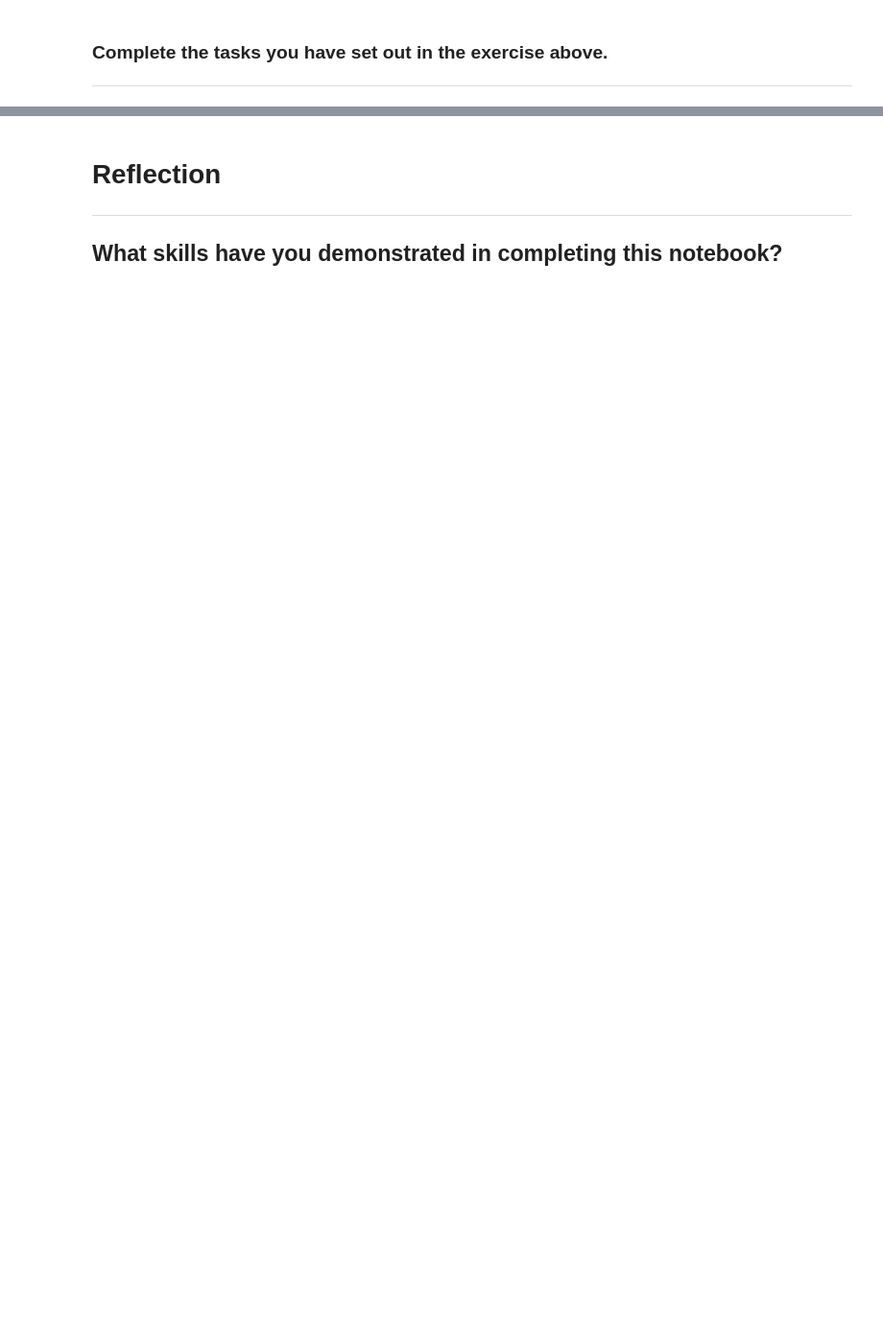
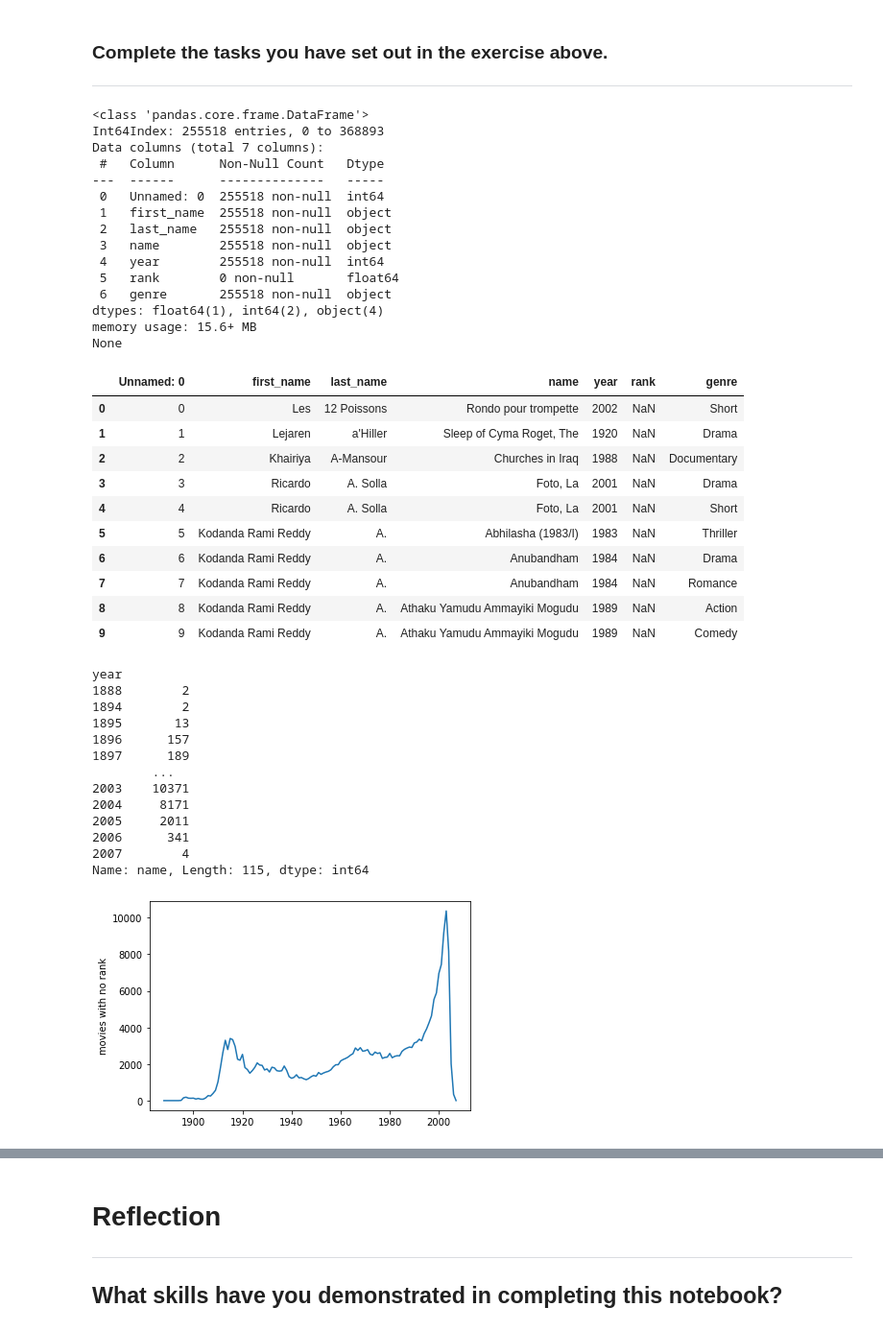
Before and after one commit to UnaRam/pythonFundamemtals, a Jupyter notebook: Una__10_2_Movies_Project.ipynb, the cells around one changed output, grey strips where cells are left out. Shown: that part at 96% size. Drawn from its saved outputs; the diff is of its cells as text; code cells hidden in the pictures; blank space fills up the shorter version.

```diff
--- a/Una__10_2_Movies_Project.ipynb
+++ b/Una__10_2_Movies_Project.ipynb
@@ -384,3 +379,57 @@ Type your answer here
 # %% [markdown]
 ### Complete the tasks you have set out in the exercise above.
 ---
+# %%
+#movies with no ranking
+filtered_norank_df = df[df["rank"].isnull()] #need to assign a new df
+print(filtered_norank_df.info())
+display(filtered_norank_df.head(10))
+year_norank = filtered_norank_df.groupby(['year'])
+display(year_norank['name'].count())
+norank_series = year_norank['name'].count()
+x = norank_series.index
+y = norank_series.values
+plt1 = plt.plot(x,y)
+plt.ylabel("movies with no rank")
+plt.show()
+# %% [output]
+<class 'pandas.core.frame.DataFrame'>
+Int64Index: 255518 entries, 0 to 368893
+Data columns (total 7 columns):
+ #   Column      Non-Null Count   Dtype
+---  ------      --------------   -----
+ 0   Unnamed: 0  255518 non-null  int64
+ 1   first_name  255518 non-null  object
+ 2   last_name   255518 non-null  object
+ 3   name        255518 non-null  object
+ 4   year        255518 non-null  int64
+ 5   rank        0 non-null       float64
+ 6   genre       255518 non-null  object
+dtypes: float64(1), int64(2), object(4)
+memory usage: 15.6+ MB
+None
+|  | Unnamed: 0 | first_name | last_name | name | year | rank | genre |
+| 0 | 0 | Les | 12 Poissons | Rondo pour trompette | 2002 | NaN | Short |
+| 1 | 1 | Lejaren | a'Hiller | Sleep of Cyma Roget, The | 1920 | NaN | Drama |
+| 2 | 2 | Khairiya | A-Mansour | Churches in Iraq | 1988 | NaN | Documentary |
+| 3 | 3 | Ricardo | A. Solla | Foto, La | 2001 | NaN | Drama |
+| 4 | 4 | Ricardo | A. Solla | Foto, La | 2001 | NaN | Short |
+| 5 | 5 | Kodanda Rami Reddy | A. | Abhilasha (1983/I) | 1983 | NaN | Thriller |
+| 6 | 6 | Kodanda Rami Reddy | A. | Anubandham | 1984 | NaN | Drama |
+| 7 | 7 | Kodanda Rami Reddy | A. | Anubandham | 1984 | NaN | Romance |
+| 8 | 8 | Kodanda Rami Reddy | A. | Athaku Yamudu Ammayiki Mogudu | 1989 | NaN | Action |
+| 9 | 9 | Kodanda Rami Reddy | A. | Athaku Yamudu Ammayiki Mogudu | 1989 | NaN | Comedy |
+year
+1888        2
+1894        2
+1895       13
+1896      157
+1897      189
+        ...
+2003    10371
+2004     8171
+2005     2011
+2006      341
+2007        4
+Name: name, Length: 115, dtype: int64
+[figure, added]
```
Also changed, not shown: parts of 15 cells of this notebook.
